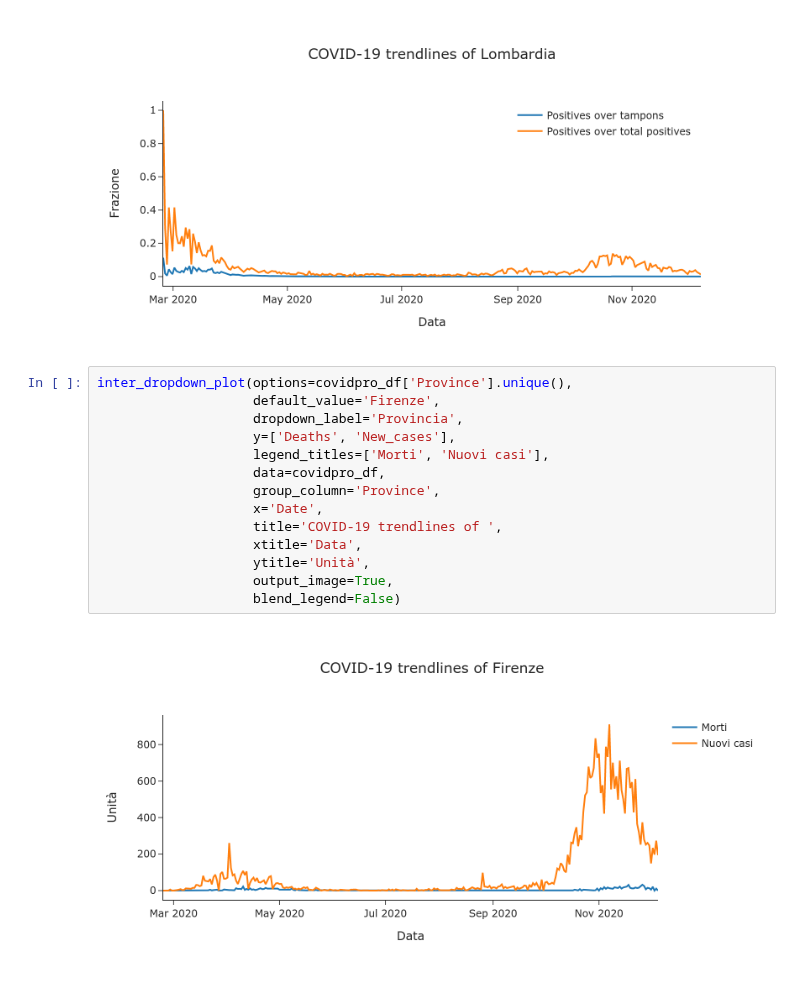
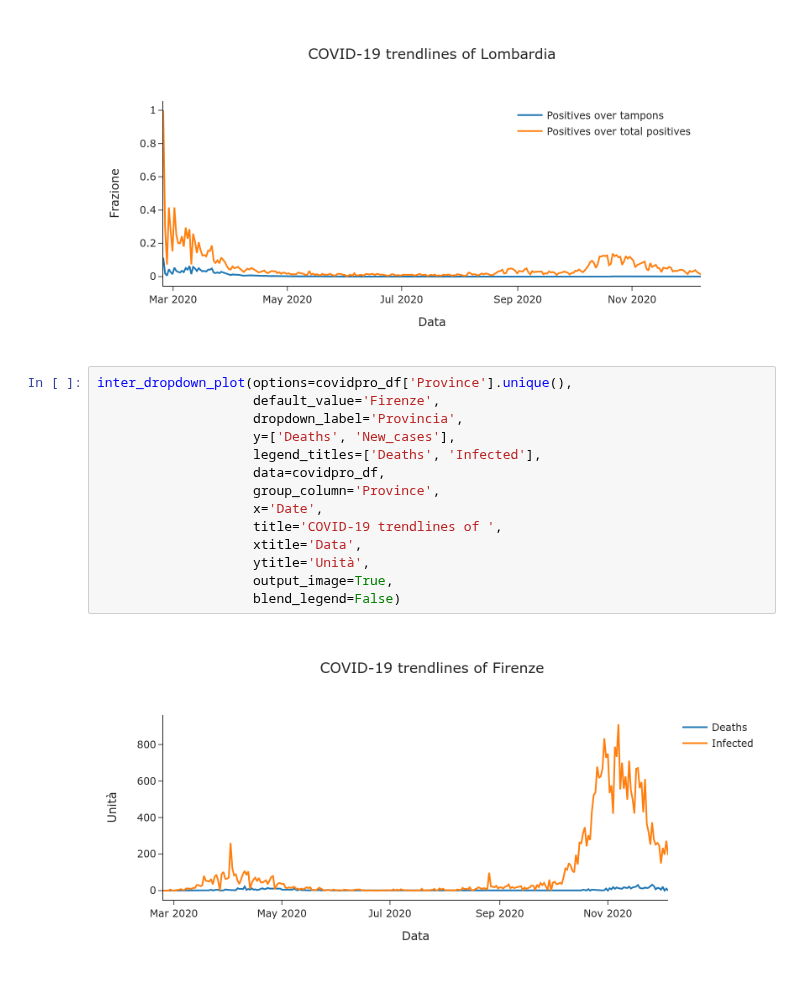
Before and after one commit to nicoloverardo/master-degree-thesis, a Jupyter notebook: notebooks/eda.ipynb, the cells around one changed output. Cells and saved outputs as stored; diff of their text form.

```diff
--- a/notebooks/eda.ipynb
+++ b/notebooks/eda.ipynb
@@ -203,19 +203,19 @@ inter_dropdown_plot(options=dpc_regioni_df.denominazione_regione.unique(),
 # %%
 inter_dropdown_plot(options=covidpro_df['Province'].unique(),
                     default_value='Firenze',
                     dropdown_label='Provincia',
                     y=['Deaths', 'New_cases'],
-                    legend_titles=['Morti', 'Nuovi casi'],
+                    legend_titles=['Deaths', 'Infected'],
                     data=covidpro_df,
                     group_column='Province',
                     x='Date',
                     title='COVID-19 trendlines of ',
                     xtitle='Data',
                     ytitle='Unità',
                     output_image=True,
                     blend_legend=False)
 # %% [output]
-[figure, old version]
+[figure, new version]
 # %%
 inter_dropdown_plot(options=covidpro_df.Province.unique(),
                     default_value='Firenze',
```
Also changed, not shown: parts of 6 cells of this notebook.
